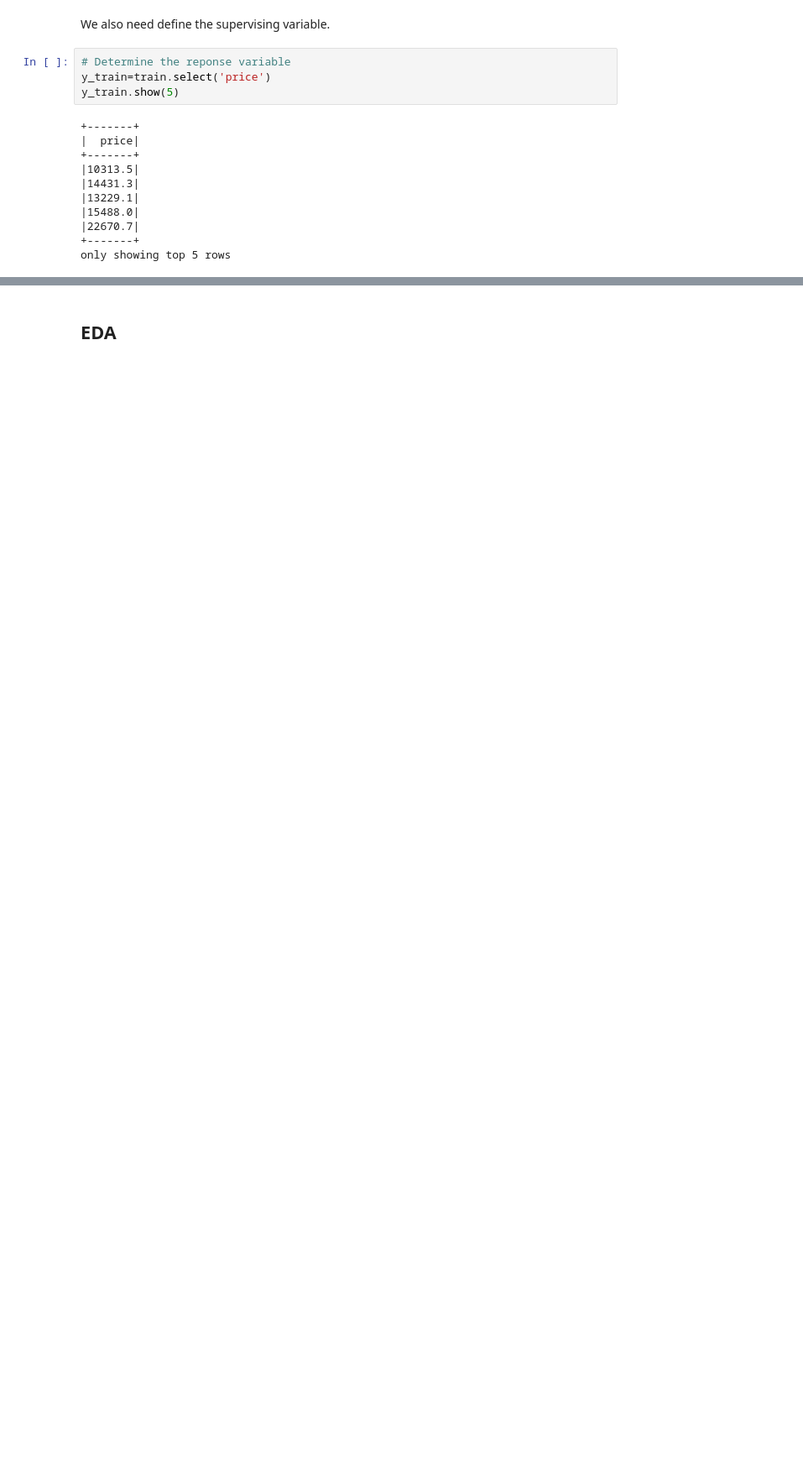
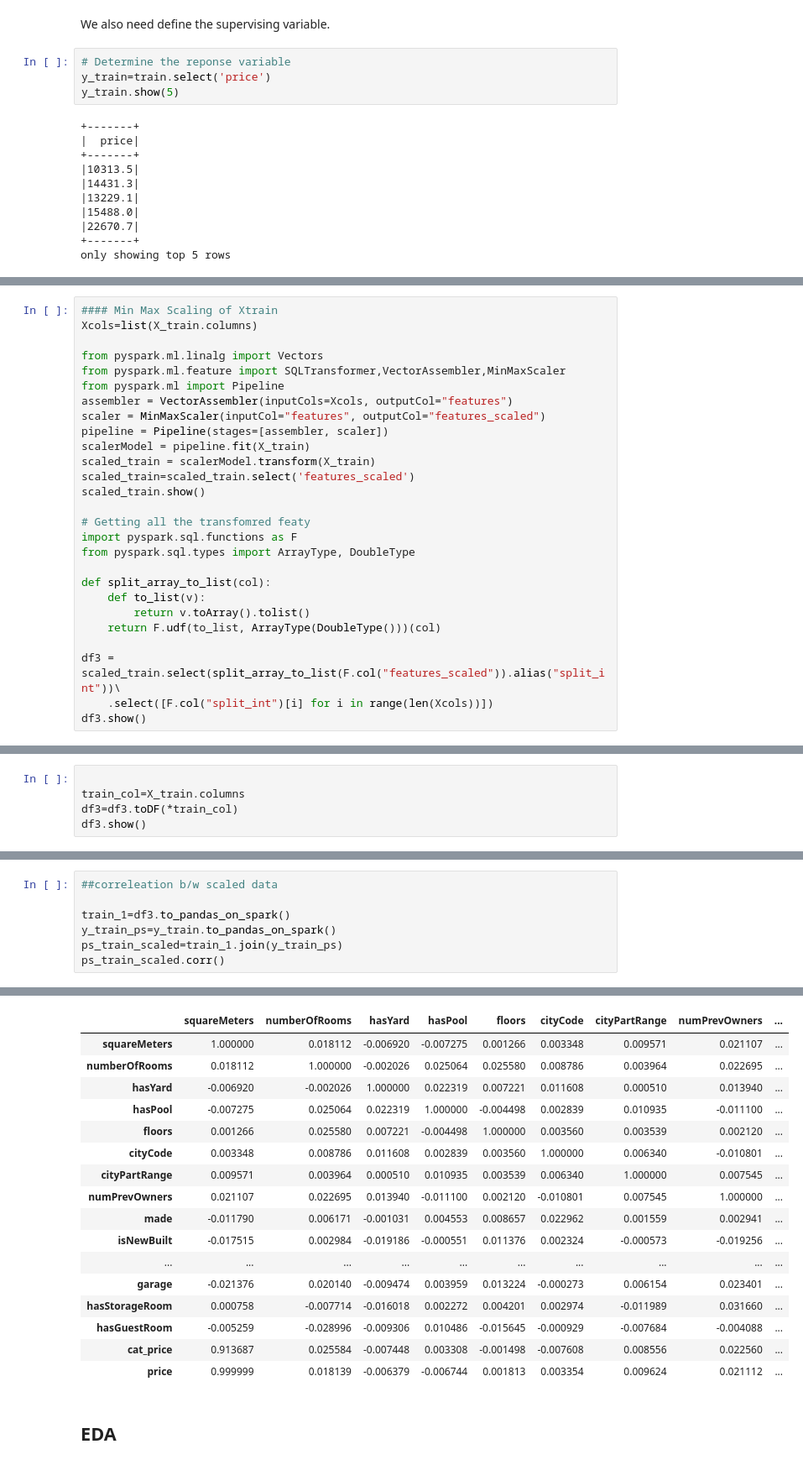
Before and after one commit to JingJ-Li/ST590_Final_project, a Jupyter notebook: Final-Project-Jingjing-Li_Smitali-Patnaik.ipynb, the cells around one changed output, grey strips where cells are left out. Shown at 84% size. Cells and saved outputs as stored; diff of their text form; blank space fills up the shorter version.

```diff
--- a/Final-Project-Jingjing-Li_Smitali-Patnaik.ipynb
+++ b/Final-Project-Jingjing-Li_Smitali-Patnaik.ipynb
@@ -116,0 +137,27 @@ only showing top 5 rows
+# %%
+#### Min Max Scaling of Xtrain
+Xcols=list(X_train.columns)
+
+from pyspark.ml.linalg import Vectors
+from pyspark.ml.feature import SQLTransformer,VectorAssembler,MinMaxScaler
+from pyspark.ml import Pipeline
+assembler = VectorAssembler(inputCols=Xcols, outputCol="features")
+scaler = MinMaxScaler(inputCol="features", outputCol="features_scaled")
+pipeline = Pipeline(stages=[assembler, scaler])
+scalerModel = pipeline.fit(X_train)
+scaled_train = scalerModel.transform(X_train)
+scaled_train=scaled_train.select('features_scaled')
+scaled_train.show()
+
+# Getting all the transfomred featy
+import pyspark.sql.functions as F
+from pyspark.sql.types import ArrayType, DoubleType
+
+def split_array_to_list(col):
+    def to_list(v):
+        return v.toArray().tolist()
+    return F.udf(to_list, ArrayType(DoubleType()))(col)
+
+df3 = scaled_train.select(split_array_to_list(F.col("features_scaled")).alias("split_int"))\
+    .select([F.col("split_int")[i] for i in range(len(Xcols))])
+df3.show()
@@ -116,0 +182,5 @@ only showing top 5 rows
+# %%
+
+train_col=X_train.columns
+df3=df3.toDF(*train_col)
+df3.show()
@@ -116,0 +205,8 @@ only showing top 5 rows
+# %%
+##correleation b/w scaled data
+
+train_1=df3.to_pandas_on_spark()
+y_train_ps=y_train.to_pandas_on_spark()
+ps_train_scaled=train_1.join(y_train_ps)
+ps_train_scaled.corr()
+# %% [output]
@@ -117,3 +215,20 @@ only showing top 5 rows
+|  | squareMeters | numberOfRooms | hasYard | hasPool | floors | cityCode | cityPartRange | numPrevOwners | ... |
+| squareMeters | 1.000000 | 0.018112 | -0.006920 | -0.007275 | 0.001266 | 0.003348 | 0.009571 | 0.021107 | ... |
+| numberOfRooms | 0.018112 | 1.000000 | -0.002026 | 0.025064 | 0.025580 | 0.008786 | 0.003964 | 0.022695 | ... |
+| hasYard | -0.006920 | -0.002026 | 1.000000 | 0.022319 | 0.007221 | 0.011608 | 0.000510 | 0.013940 | ... |
+| hasPool | -0.007275 | 0.025064 | 0.022319 | 1.000000 | -0.004498 | 0.002839 | 0.010935 | -0.011100 | ... |
+| floors | 0.001266 | 0.025580 | 0.007221 | -0.004498 | 1.000000 | 0.003560 | 0.003539 | 0.002120 | ... |
+| cityCode | 0.003348 | 0.008786 | 0.011608 | 0.002839 | 0.003560 | 1.000000 | 0.006340 | -0.010801 | ... |
+| cityPartRange | 0.009571 | 0.003964 | 0.000510 | 0.010935 | 0.003539 | 0.006340 | 1.000000 | 0.007545 | ... |
+| numPrevOwners | 0.021107 | 0.022695 | 0.013940 | -0.011100 | 0.002120 | -0.010801 | 0.007545 | 1.000000 | ... |
+| made | -0.011790 | 0.006171 | -0.001031 | 0.004553 | 0.008657 | 0.022962 | 0.001559 | 0.002941 | ... |
+| isNewBuilt | -0.017515 | 0.002984 | -0.019186 | -0.000551 | 0.011376 | 0.002324 | -0.000573 | -0.019256 | ... |
+| ... | ... | ... | ... | ... | ... | ... | ... | ... | ... |
+| garage | -0.021376 | 0.020140 | -0.009474 | 0.003959 | 0.013224 | -0.000273 | 0.006154 | 0.023401 | ... |
+| hasStorageRoom | 0.000758 | -0.007714 | -0.016018 | 0.002272 | 0.004201 | 0.002974 | -0.011989 | 0.031660 | ... |
+| hasGuestRoom | -0.005259 | -0.028996 | -0.009306 | 0.010486 | -0.015645 | -0.000929 | -0.007684 | -0.004088 | ... |
+| cat_price | 0.913687 | 0.025584 | -0.007448 | 0.003308 | -0.001498 | -0.007608 | 0.008556 | 0.022560 | ... |
+| price | 0.999999 | 0.018139 | -0.006379 | -0.006744 | 0.001813 | 0.003354 | 0.009624 | 0.021112 | ... |
 # %% [markdown]
 ## EDA
 # %% [markdown]
```
Also changed, not shown: parts of 26 cells of this notebook.
